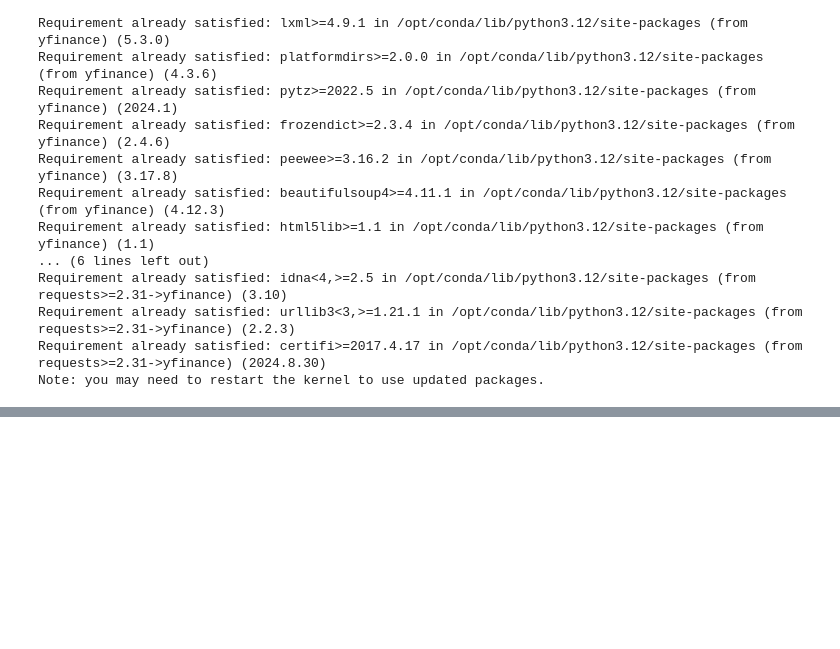
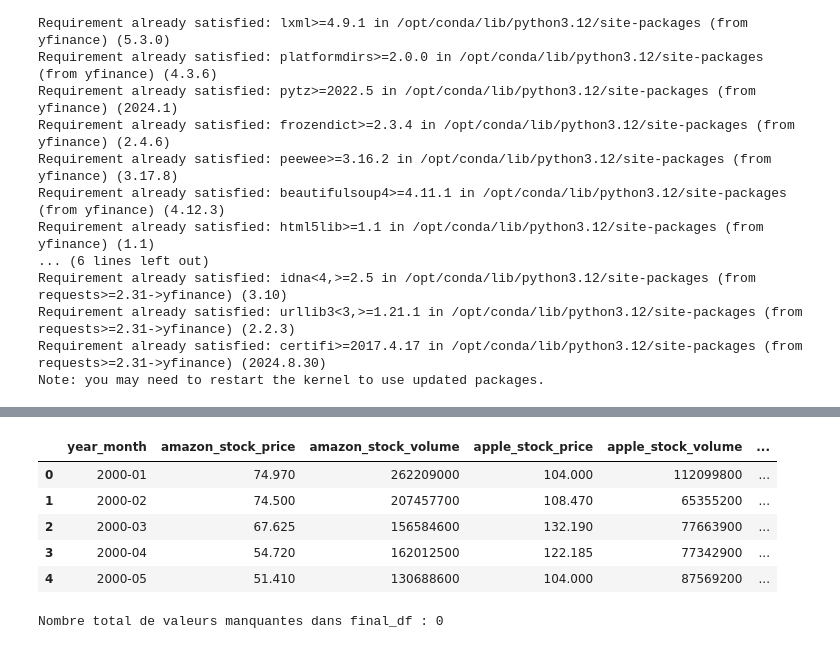
Before and after one commit to hafsaelibrahimi/projet_gold_refuge, a Jupyter notebook: dataset.ipynb, the cells around one changed output, grey strips where cells are left out. Saved outputs shown, nothing was run; the diff lists cells and outputs as text; code cells hidden in the pictures; blank space fills up the shorter version.

```diff
--- a/dataset.ipynb
+++ b/dataset.ipynb
@@ -160,0 +238,11 @@ Date
+# %%
+# Vérifier les colonnes avec des valeurs numériques uniquement
+numeric_columns = final_df.select_dtypes(include=['float64', 'int64']).columns
+
+# Remplacer les valeurs manquantes par la moyenne annuelle si possible
+for col in numeric_columns:
+    # Calculer la moyenne annuelle pour chaque colonne (en ignorant les NaN)
+    annual_mean = final_df.groupby(final_df['year_month'].dt.year)[col].transform('mean')
+
+    # Remplacer les NaN par la moyenne annuelle calculée
+    final_df[col] = final_df[col].fillna(annual_mean)
@@ -160,0 +256,21 @@ Date
+# %%
+for col in numeric_columns:
+    # Calculer la moyenne globale (en ignorant les NaN)
+    global_mean = final_df[col].mean()
+
+    # Remplacer les NaN restants par la moyenne globale
+    final_df[col] = final_df[col].fillna(global_mean)
+# %%
+final_df.head()
+# %% [output]
+|  | year_month | amazon_stock_price | amazon_stock_volume | apple_stock_price | apple_stock_volume | ... |
+| 0 | 2000-01 | 74.970 | 262209000 | 104.000 | 112099800 | ... |
+| 1 | 2000-02 | 74.500 | 207457700 | 108.470 | 65355200 | ... |
+| 2 | 2000-03 | 67.625 | 156584600 | 132.190 | 77663900 | ... |
+| 3 | 2000-04 | 54.720 | 162012500 | 122.185 | 77342900 | ... |
+| 4 | 2000-05 | 51.410 | 130688600 | 104.000 | 87569200 | ... |
+# %%
+missing_values_count = final_df.isnull().sum().sum()
+print(f"Nombre total de valeurs manquantes dans final_df : {missing_values_count}")
+# %% [output]
+Nombre total de valeurs manquantes dans final_df : 0
```
Also changed, not shown: parts of 13 cells of this notebook, 14 other files.
